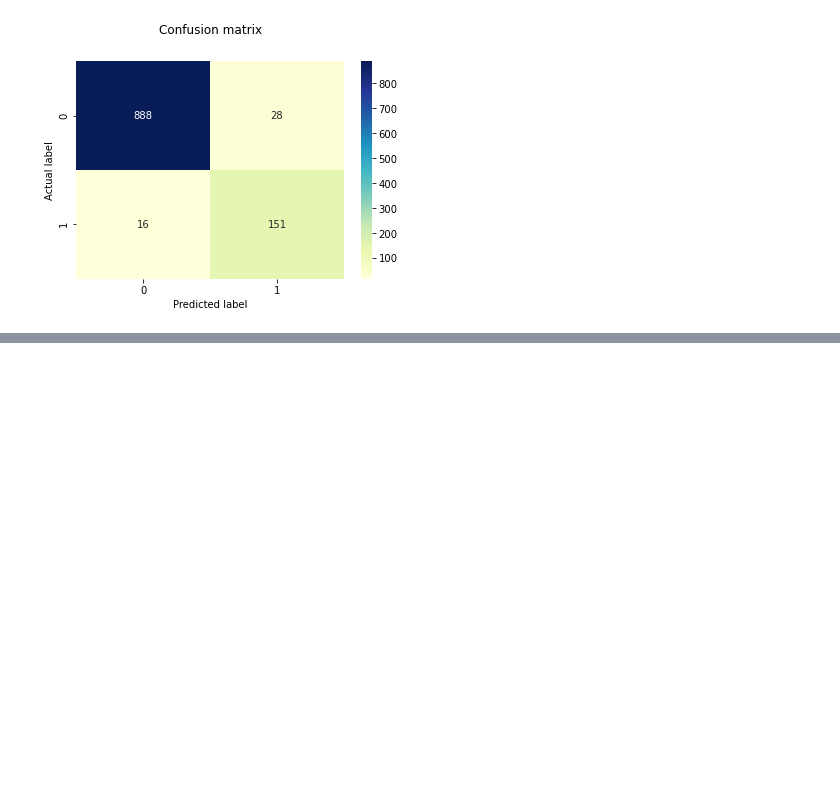
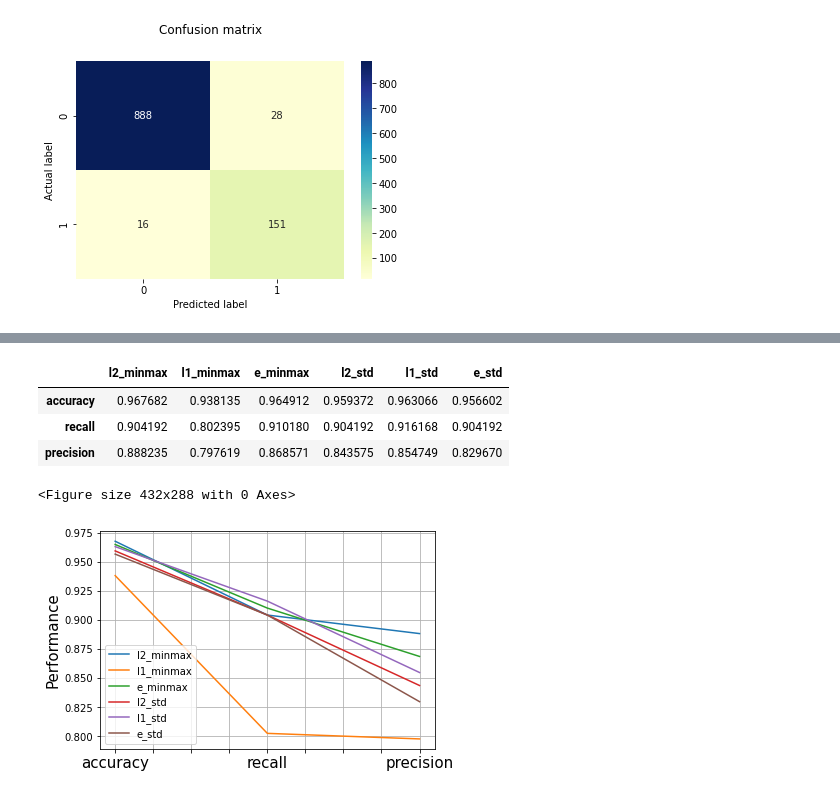
Before and after one commit to rodolfolermacontreras/ML_1_Assignment_4_Real, a Jupyter notebook: Mlearn510-Lesson04-Rodolfo_Lerma.ipynb, the cells around one changed output, grey strips where cells are left out. Drawn from its saved outputs; the diff is of its cells as text; code cells hidden in the pictures; blank space fills up the shorter version.

```diff
--- a/Mlearn510-Lesson04-Rodolfo_Lerma.ipynb
+++ b/Mlearn510-Lesson04-Rodolfo_Lerma.ipynb
@@ -181,10 +200,0 @@ mean_df
-# %%
-#Median
-median_list = []
-for i in sample_columns:
-    median = internetAd[i].median()
-    median_list.append(median)
-
-median_dic = {sample_columns[i]: median_list[i] for i in range(len(median_list))}
-median_df = pd.DataFrame.from_dict(median_dic, orient='index').rename(columns={0: 'Median'})
-median_df
@@ -489,0 +487,40 @@ comparison
+# %%
+#Summary on performance
+performance = ['accuracy', 'recall', 'precision']
+values_l2 = [accuracy_l2, recall_l2, precision_l2]
+values_l1 = [accuracy_l1, recall_l1, precision_l1]
+values_e = [accuracy_e, recall_e, precision_e]
+values_std_l2 = [accuracy_std_l2, recall_std_l2, precision_std_l2]
+values_std_l1 = [accuracy_std_l1, recall_std_l1, precision_std_l1]
+values_std_e = [accuracy_std_e, recall_std_e, precision_std_e]
+
+l2_dic = {performance[i]: values_l2[i] for i in range(len(values_l2))}
+l1_dic = {performance[i]: values_l1[i] for i in range(len(values_l1))}
+e_dic = {performance[i]: values_e[i] for i in range(len(values_e))}
+l2_std_dic = {performance[i]: values_std_l2[i] for i in range(len(values_std_l2))}
+l1_std_dic = {performance[i]: values_std_l1[i] for i in range(len(values_std_l1))}
+e_std_dic = {performance[i]: values_std_e[i] for i in range(len(values_std_e))}
+
+df = [l2_dic,l1_dic,e_dic,l2_std_dic,l1_std_dic,e_std_dic]
+columns = ['l2_minmax','l1_minmax','e_minmax','l2_std','l1_std','e_std']
+df = pd.DataFrame(df)
+comparison = df.T
+comparison.columns = columns
+comparison
+# %% [output]
+|  | l2_minmax | l1_minmax | e_minmax | l2_std | l1_std | e_std |
+| accuracy | 0.967682 | 0.938135 | 0.964912 | 0.959372 | 0.963066 | 0.956602 |
+| recall | 0.904192 | 0.802395 | 0.910180 | 0.904192 | 0.916168 | 0.904192 |
+| precision | 0.888235 | 0.797619 | 0.868571 | 0.843575 | 0.854749 | 0.829670 |
+# %%
+plt.figure()
+comparison.plot()
+plt.ylabel('Performance',fontsize = 15)
+plt.tick_params(axis="x", labelsize=15)
+plt.tick_params(axis="y", labelsize=10)
+plt.grid(True)
+plt.legend(loc='best')
+plt.show()
+# %% [output]
+<Figure size 432x288 with 0 Axes>
+[figure, added]
```
Also changed, not shown: parts of 21 cells of this notebook.
